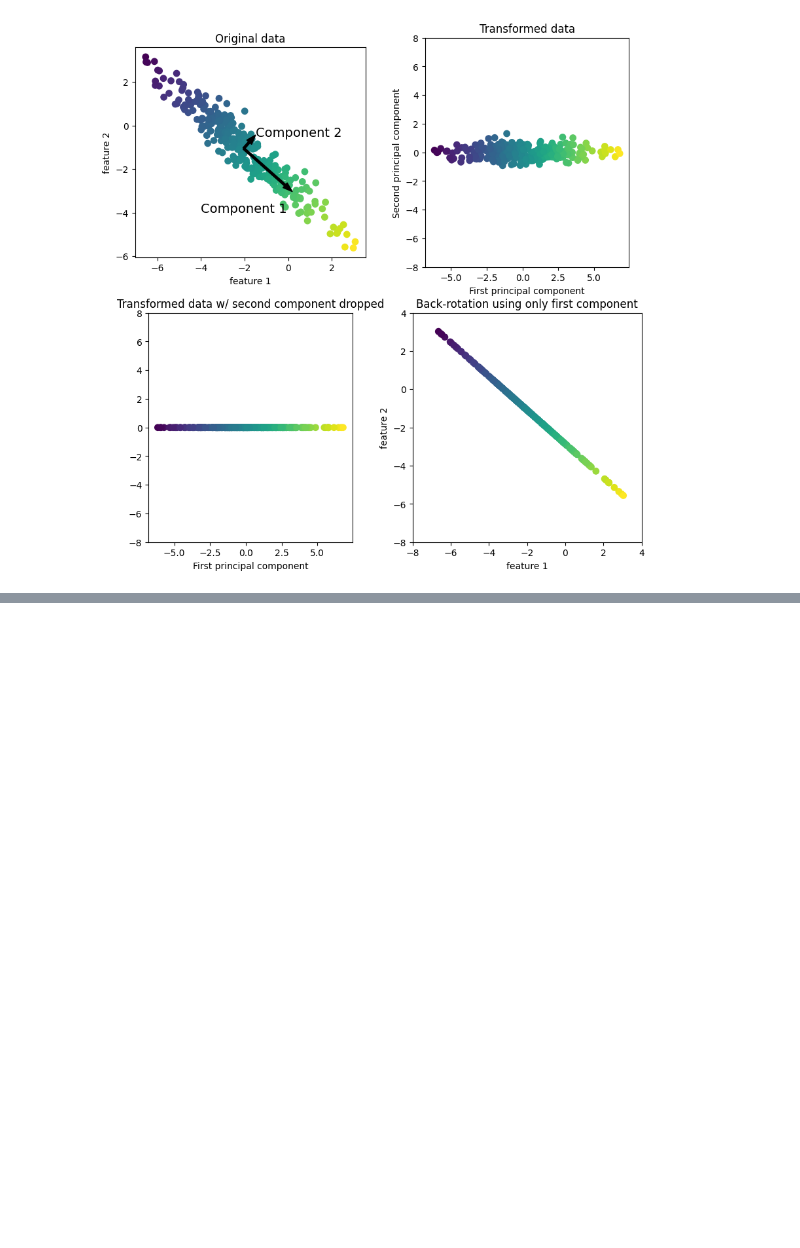
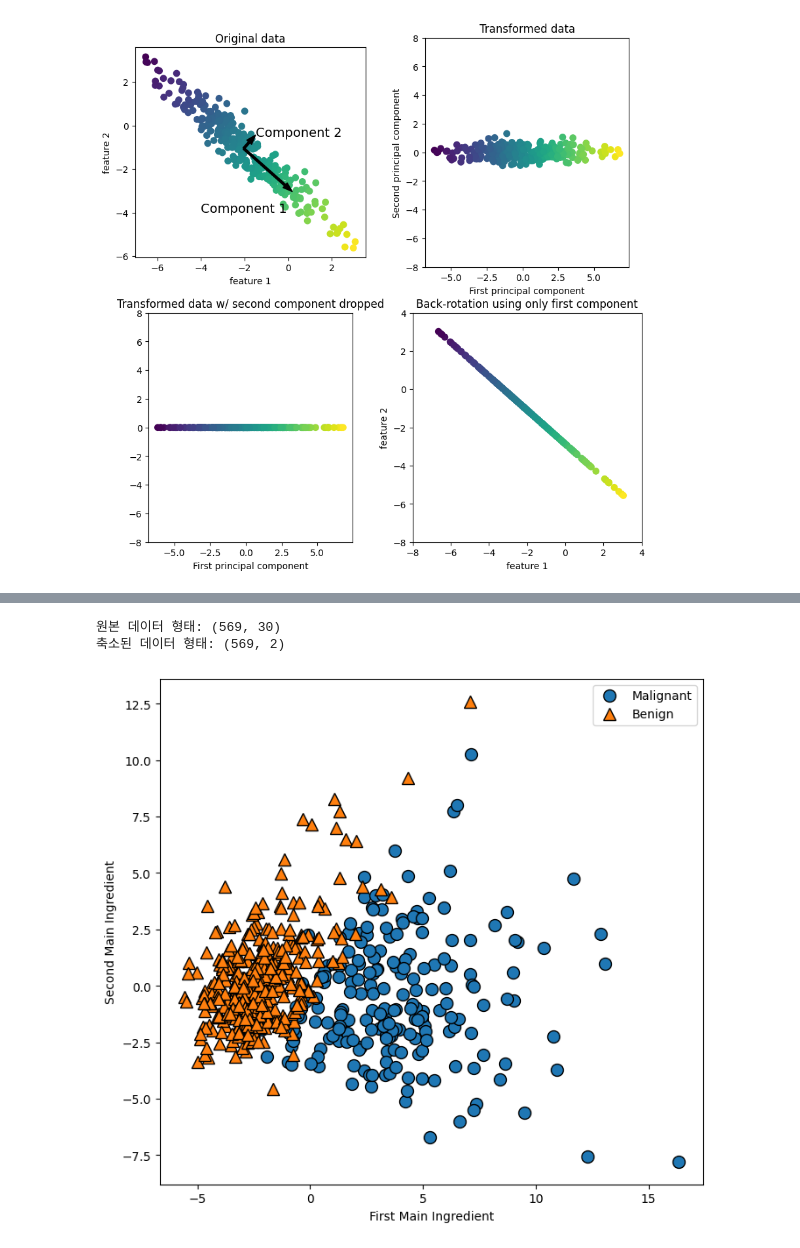
Before and after one commit to haribo09876/MachineLearning, a Jupyter notebook: 03. UnsupervisedLearningAndDataPreprocessing/04. DimensionalityReductionFeatureExtractionManifoldLearning.ipynb, the cells around one changed output, grey strips where cells are left out. Drawn from its saved outputs; the diff is of its cells as text; code cells hidden in the pictures; blank space fills up the shorter version.

```diff
--- a/03. UnsupervisedLearningAndDataPreprocessing/04. DimensionalityReductionFeatureExtractionManifoldLearning.ipynb
+++ b/03. UnsupervisedLearningAndDataPreprocessing/04. DimensionalityReductionFeatureExtractionManifoldLearning.ipynb
@@ -18,0 +85,10 @@ mglearn.plots.plot_pca_illustration()
+# %%
+# 처음 두 개의 주성분을 찾아 2차원 공간에 하나의 산점도로 데이터를 시각화
+# PCA를 적용하기 전에 StandardScaler를 사용해 각 특성의 분산이 1이 되도록 데이터의 스케일을 조정
+from sklearn.preprocessing import StandardScaler
+from sklearn.datasets import load_breast_cancer
+cancer = load_breast_cancer()
+
+scaler = StandardScaler()
+scaler.fit(cancer.data)
+X_scaled = scaler.transform(cancer.data)
@@ -18,0 +100,24 @@ mglearn.plots.plot_pca_illustration()
+# %%
+from sklearn.decomposition import PCA
+# 데어의 처음 두 개 주성분만 유지
+pca = PCA(n_components=2)
+# 유방암 데이터로 PCA 모델을 만듦
+pca.fit(X_scaled)
+
+# 처음 두 개의 주성분을 사용해 데이터를 변환
+X_pca = pca.transform(X_scaled)
+print("원본 데이터 형태:", str(X_scaled.shape))
+print("축소된 데이터 형태:", str(X_pca.shape))
+# %% [output]
+원본 데이터 형태: (569, 30)
+축소된 데이터 형태: (569, 2)
+# %%
+# 처음 두 개의 주성분을 사용해 유방암 데이터셋의 2차원 산점도를 그림
+plt.figure(figsize=(8, 8))
+mglearn.discrete_scatter(X_pca[:, 0], X_pca[:, 1], cancer.target)
+plt.legend(["Malignant", "Benign"], loc="best")
+plt.gca().set_aspect("equal")
+plt.xlabel("First Main Ingredient")
+plt.ylabel("Second Main Ingredient");
+# %% [output]
+[figure, added]
```
Also changed, not shown: parts of 16 cells of this notebook.
